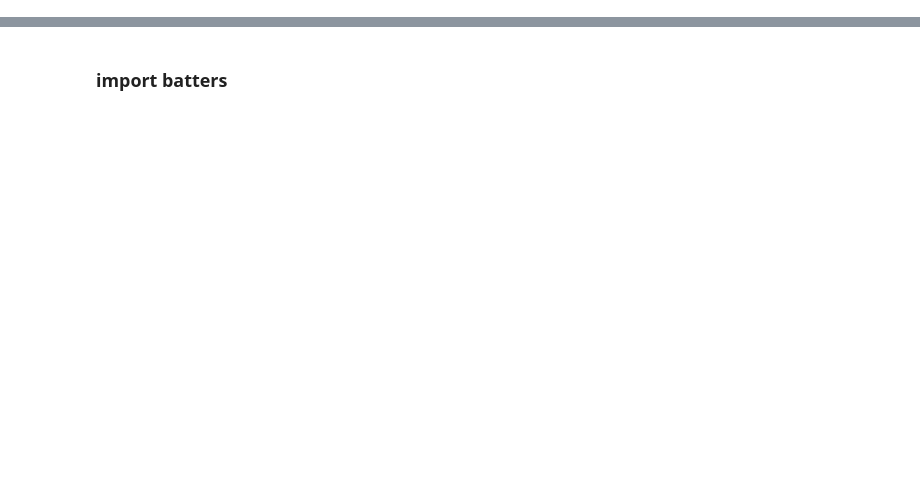
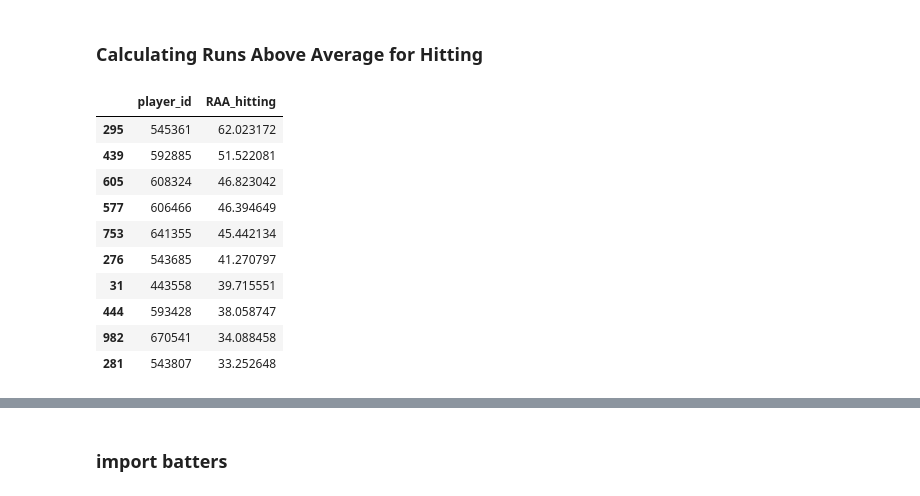
Before and after one commit to chrisjackson4256/BaseballDataAnalyses, a Jupyter notebook: openWAR.ipynb, the cells around one changed output, grey strips where cells are left out. Saved outputs shown, nothing was run; the diff lists cells and outputs as text; code cells hidden in the pictures; blank space fills up the shorter version.

```diff
--- a/openWAR.ipynb
+++ b/openWAR.ipynb
@@ -57,0 +556,26 @@ pitch_data.head()
+# %% [markdown]
+### Calculating Runs Above Average for Hitting
+# %%
+RAA_hitting_df = pd.merge(hitters_df, pitch_data[['batter']], how='left', left_index=True, right_index=True)
+RAA_hitting_df['batter'] = RAA_hitting_df['batter'].astype(int)
+
+RAA_hitting_df = pd.DataFrame(RAA_hitting_df.groupby('batter')['nu'].sum())
+RAA_hitting_df.reset_index(inplace=True, drop=False)
+
+RAA_hitting_df.columns = ['player_id', 'RAA_hitting']
+
+RAA_hitting_df.sort_values(by='RAA_hitting', inplace=True, ascending=False)
+
+RAA_hitting_df.head(10)
+# %% [output]
+|  | player_id | RAA_hitting |
+| 295 | 545361 | 62.023172 |
+| 439 | 592885 | 51.522081 |
+| 605 | 608324 | 46.823042 |
+| 577 | 606466 | 46.394649 |
+| 753 | 641355 | 45.442134 |
+| 276 | 543685 | 41.270797 |
+| 31 | 443558 | 39.715551 |
+| 444 | 593428 | 38.058747 |
+| 982 | 670541 | 34.088458 |
+| 281 | 543807 | 33.252648 |
```
Also changed, not shown: parts of 33 cells of this notebook.
